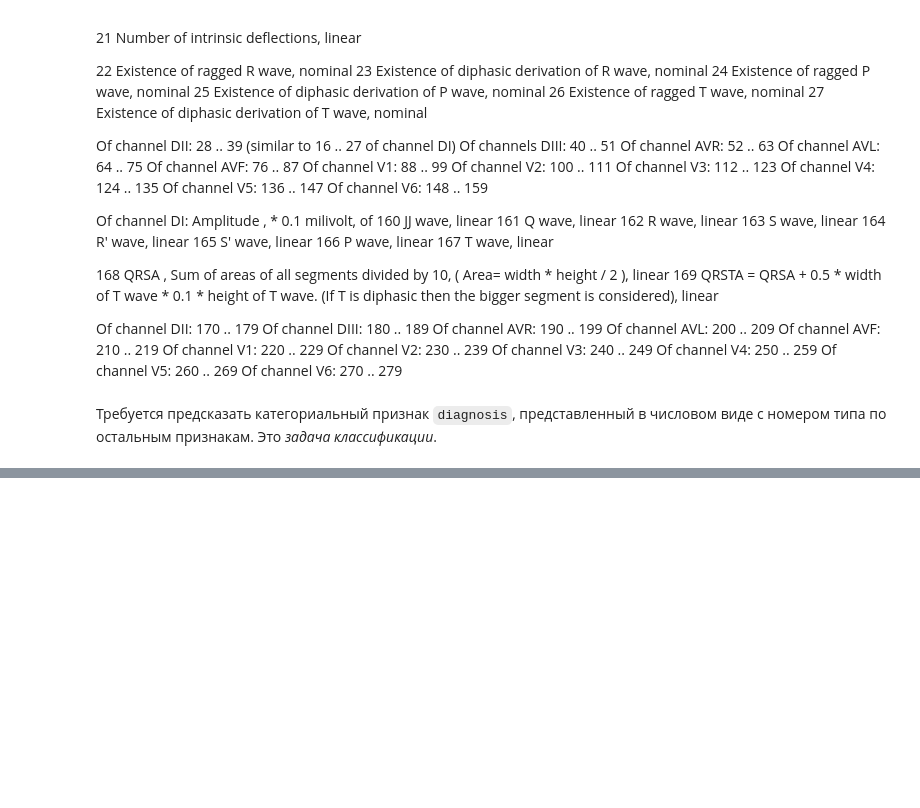
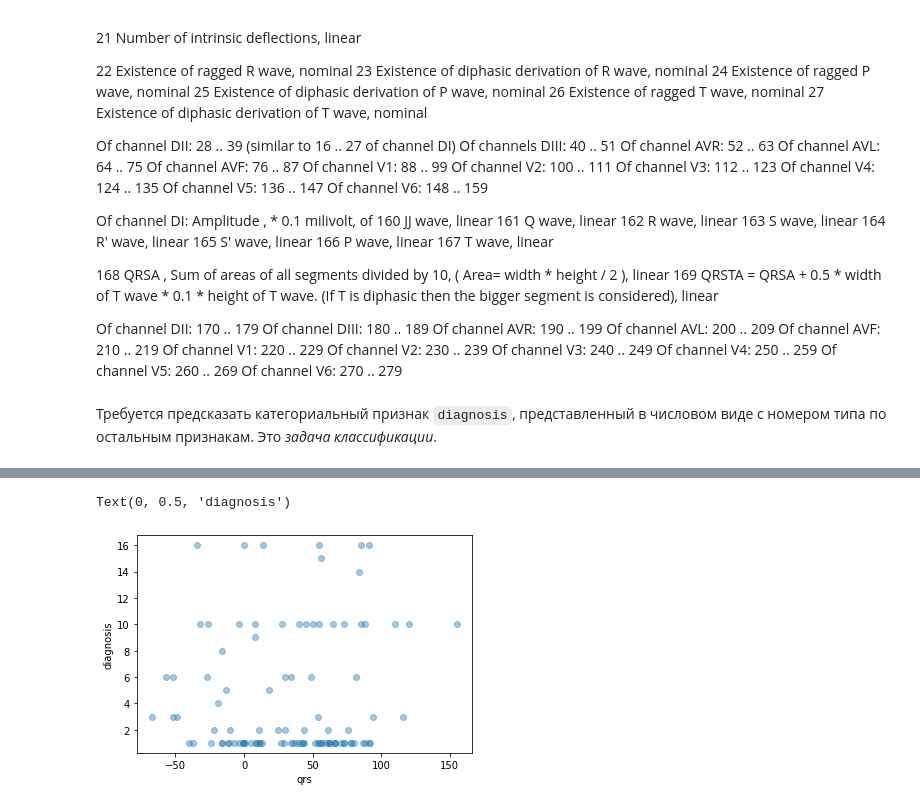
Before and after one commit to Gerilda/Arrhythmia, a Jupyter notebook: Arrhythmia.ipynb, the cells around one changed output, grey strips where cells are left out. Drawn from its saved outputs; the diff is of its cells as text; code cells hidden in the pictures; blank space fills up the shorter version.

```diff
--- a/Arrhythmia.ipynb
+++ b/Arrhythmia.ipynb
@@ -152,0 +306,9 @@ plt.scatter(data_raw['Area'], data_raw['Price'])
+# %%
+np.random.seed(42)
+random_subset = np.random.choice(np.arange(data_raw.shape[0]), size=100, replace=False)
+plt.scatter(data_raw.iloc[random_subset]['qrs'], data_raw.iloc[random_subset]['diagnosis'], alpha=0.4)
+plt.xlabel('qrs')
+plt.ylabel('diagnosis')
+# %% [output]
+Text(0, 0.5, 'diagnosis')
+[figure, added]
```
Also changed, not shown: parts of 95 cells of this notebook.
